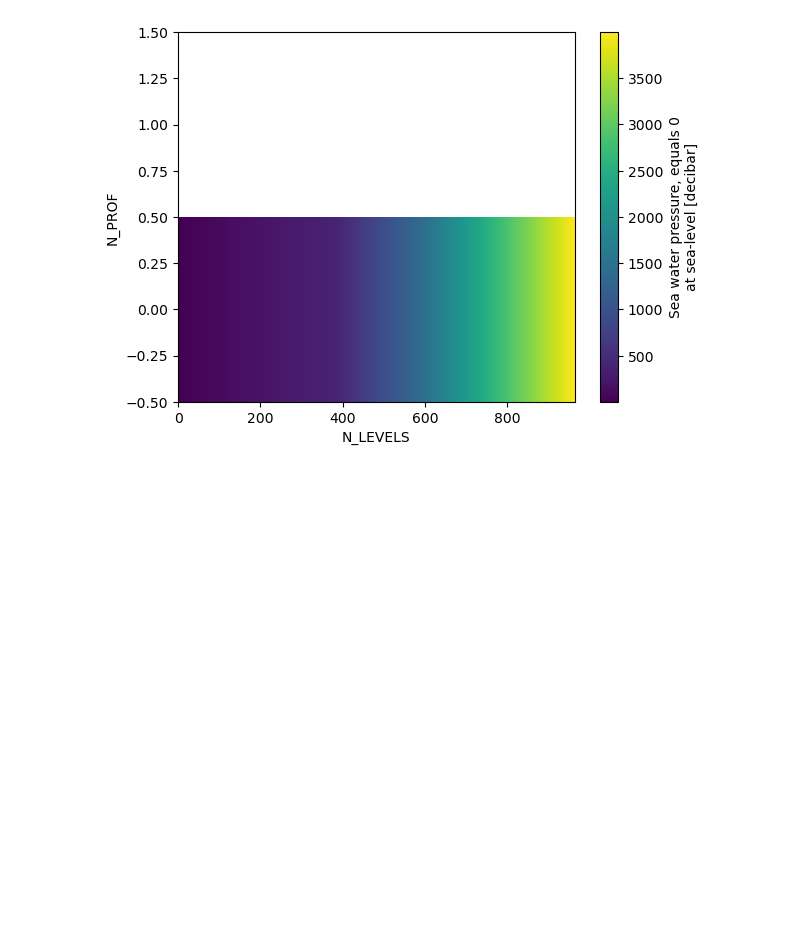
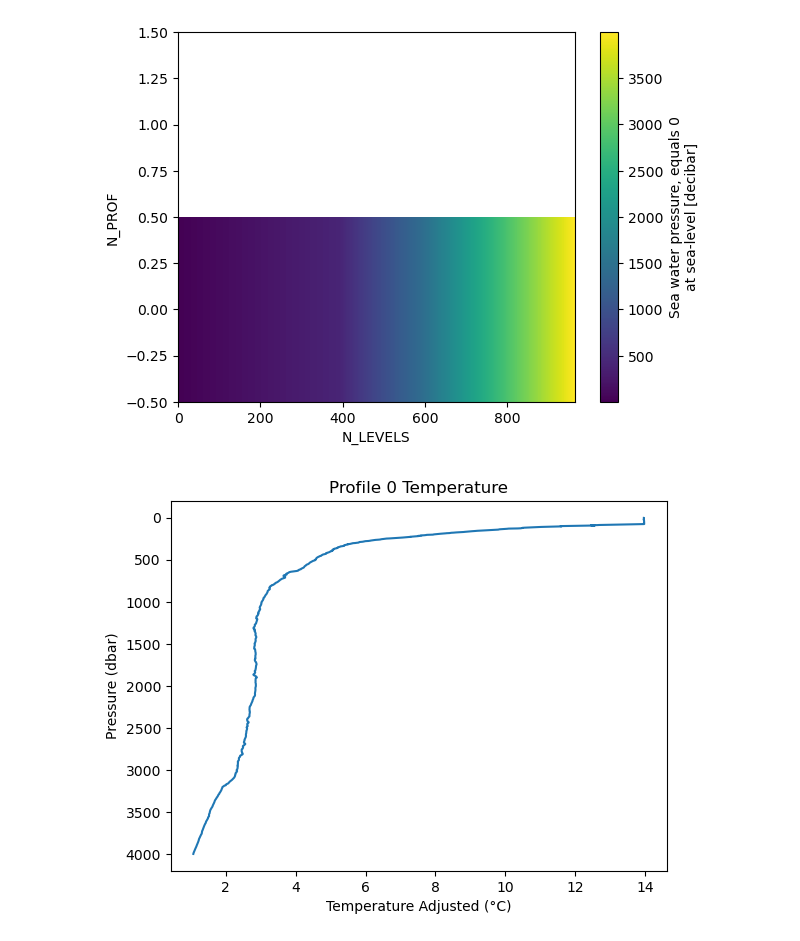
Before and after one commit to amrit-eu/Argo-Toolbox, a Jupyter notebook: jupyter/examples/notebooks/decoder.ipynb, the cells around one changed output. Cells and saved outputs as stored; diff of their text form; code cells hidden in the pictures; blank space fills up the shorter version.

Commit message:
Add pandas dataframe and plots

```diff
--- a/jupyter/examples/notebooks/decoder.ipynb
+++ b/jupyter/examples/notebooks/decoder.ipynb
@@ -101,3 +96,24 @@ ds.PRES_ADJUSTED.plot()
 # %% [output]
 <matplotlib.collections.QuadMesh at 0x...>
 [figure]
+# %%
+df = ds.to_dataframe()
+# %%
+param_temp = df.groupby('N_PARAM')['TEMP_ADJUSTED'].count().idxmax()
+
+# And salinity if needed
+param_psal = df.groupby('N_PARAM')['PSAL_ADJUSTED'].count().idxmax()
+# %%
+profile_id = 0  # choose a profile
+
+prof = df.xs((profile_id, param_temp), level=('N_PROF', 'N_PARAM'))
+prof = prof[['PRES', 'TEMP_ADJUSTED']].dropna()
+
+plt.plot(prof['TEMP_ADJUSTED'], prof['PRES'])
+plt.gca().invert_yaxis()
+plt.xlabel('Temperature Adjusted (°C)')
+plt.ylabel('Pressure (dbar)')
+plt.title(f'Profile {profile_id} Temperature')
+plt.show()
+# %% [output]
+[figure, added]
```
Also changed, not shown: parts of 5 cells of this notebook.
